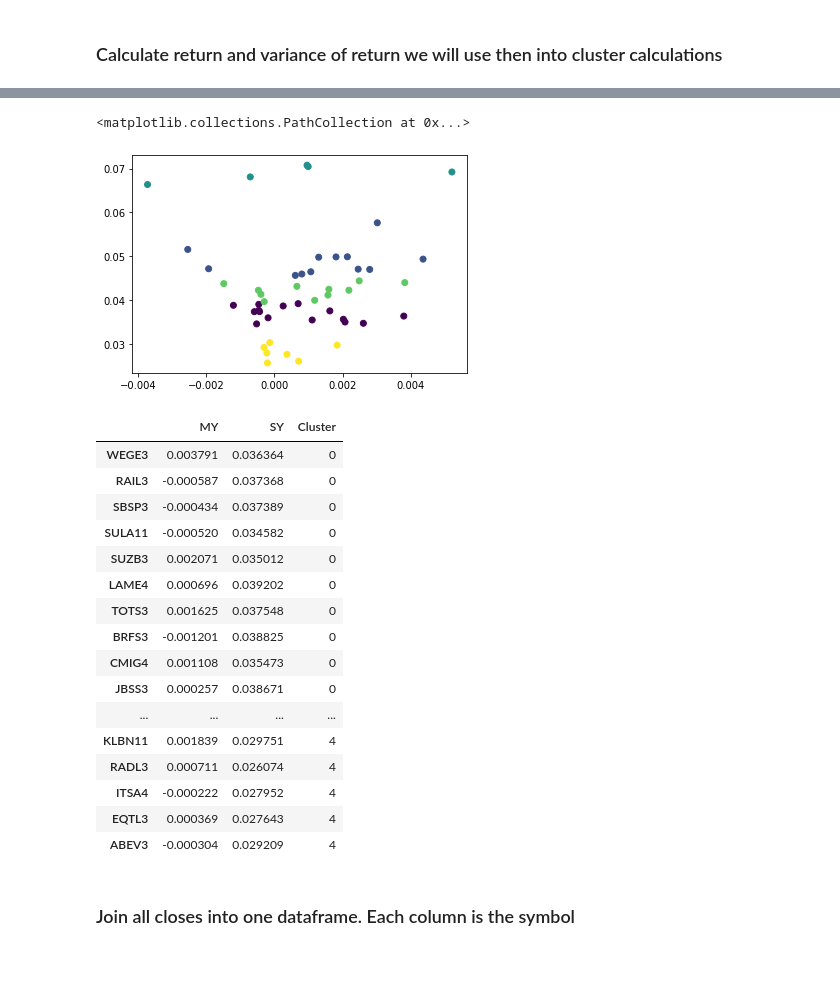
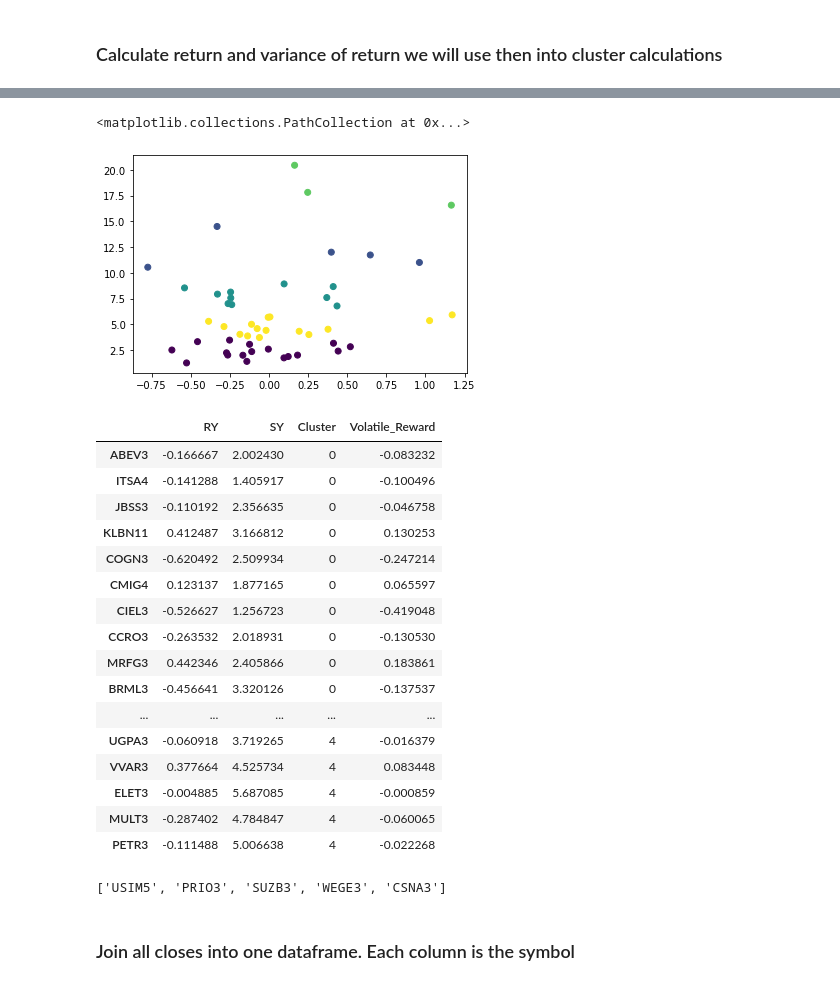
Before and after one commit to tentativafc/investing-broker, a Jupyter notebook: analytics/notebooks/2021-01-24-Portfolio.ipynb, the cells around one changed output, grey strips where cells are left out. Cells and saved outputs as stored; diff of their text form; code cells hidden in the pictures.

Commit message:
Portfolio with kmeans

```diff
--- a/analytics/notebooks/2021-01-24-Portfolio.ipynb
+++ b/analytics/notebooks/2021-01-24-Portfolio.ipynb
@@ -153,0 +130,5 @@ adb
+# %%
+total_return = df_closes.iloc[-1] / df_closes.iloc[0] -1
+std = df_closes.std()
+adb = pd.DataFrame({"RY": total_return, "SY": std})
+adb
@@ -154,32 +153,40 @@ adb
+# %%
+portfolio_size = 5
 # %%
 from sklearn.cluster import KMeans
-kmeans = KMeans(n_clusters=5, init='k-means++', n_init=10, random_state=24, max_iter = 300)
+kmeans = KMeans(n_clusters=portfolio_size, init='k-means++', n_init=10, random_state=24, max_iter = 300)
 pred_y = kmeans.fit_predict(adb)
-plt.scatter(adb['MY'], adb["SY"], c = pred_y) #posicionamento dos eixos x e y
+plt.scatter(adb['RY'], adb["SY"], c = pred_y) #posicionamento dos eixos x e y
 # %% [output]
 <matplotlib.collections.PathCollection at 0x...>
-[figure, old version]
+[figure, new version]
 # %%
+adb['Volatile_Reward'] = adb['RY']/adb['SY'] # Maximum return over low volatile
 adb['Cluster'] = pred_y
 adb.sort_values(by=['Cluster'])
 # %% [output]
-|  | MY | SY | Cluster |
-| WEGE3 | 0.003791 | 0.036364 | 0 |
-| RAIL3 | -0.000587 | 0.037368 | 0 |
-| SBSP3 | -0.000434 | 0.037389 | 0 |
-| SULA11 | -0.000520 | 0.034582 | 0 |
-| SUZB3 | 0.002071 | 0.035012 | 0 |
-| LAME4 | 0.000696 | 0.039202 | 0 |
-| TOTS3 | 0.001625 | 0.037548 | 0 |
-| BRFS3 | -0.001201 | 0.038825 | 0 |
-| CMIG4 | 0.001108 | 0.035473 | 0 |
-| JBSS3 | 0.000257 | 0.038671 | 0 |
-| ... | ... | ... | ... |
-| KLBN11 | 0.001839 | 0.029751 | 4 |
-| RADL3 | 0.000711 | 0.026074 | 4 |
-| ITSA4 | -0.000222 | 0.027952 | 4 |
-| EQTL3 | 0.000369 | 0.027643 | 4 |
-| ABEV3 | -0.000304 | 0.029209 | 4 |
+|  | RY | SY | Cluster | Volatile_Reward |
+| ABEV3 | -0.166667 | 2.002430 | 0 | -0.083232 |
+| ITSA4 | -0.141288 | 1.405917 | 0 | -0.100496 |
+| JBSS3 | -0.110192 | 2.356635 | 0 | -0.046758 |
+| KLBN11 | 0.412487 | 3.166812 | 0 | 0.130253 |
+| COGN3 | -0.620492 | 2.509934 | 0 | -0.247214 |
+| CMIG4 | 0.123137 | 1.877165 | 0 | 0.065597 |
+| CIEL3 | -0.526627 | 1.256723 | 0 | -0.419048 |
+| CCRO3 | -0.263532 | 2.018931 | 0 | -0.130530 |
+| MRFG3 | 0.442346 | 2.405866 | 0 | 0.183861 |
+| BRML3 | -0.456641 | 3.320126 | 0 | -0.137537 |
+| ... | ... | ... | ... | ... |
+| UGPA3 | -0.060918 | 3.719265 | 4 | -0.016379 |
+| VVAR3 | 0.377664 | 4.525734 | 4 | 0.083448 |
+| ELET3 | -0.004885 | 5.687085 | 4 | -0.000859 |
+| MULT3 | -0.287402 | 4.784847 | 4 | -0.060065 |
+| PETR3 | -0.111488 | 5.006638 | 4 | -0.022268 |
+# %%
+portfolio = [adb[adb.Cluster == i].Volatile_Reward.idxmax() for i in range(0, portfolio_size)]
+portfolio
+# %% [output]
+['USIM5', 'PRIO3', 'SUZB3', 'WEGE3', 'CSNA3']
 # %% [markdown]
 ### Join all closes into one dataframe. Each column is the symbol
 # %%
```
Also changed, not shown: parts of 3 cells of this notebook, 7 other files.
